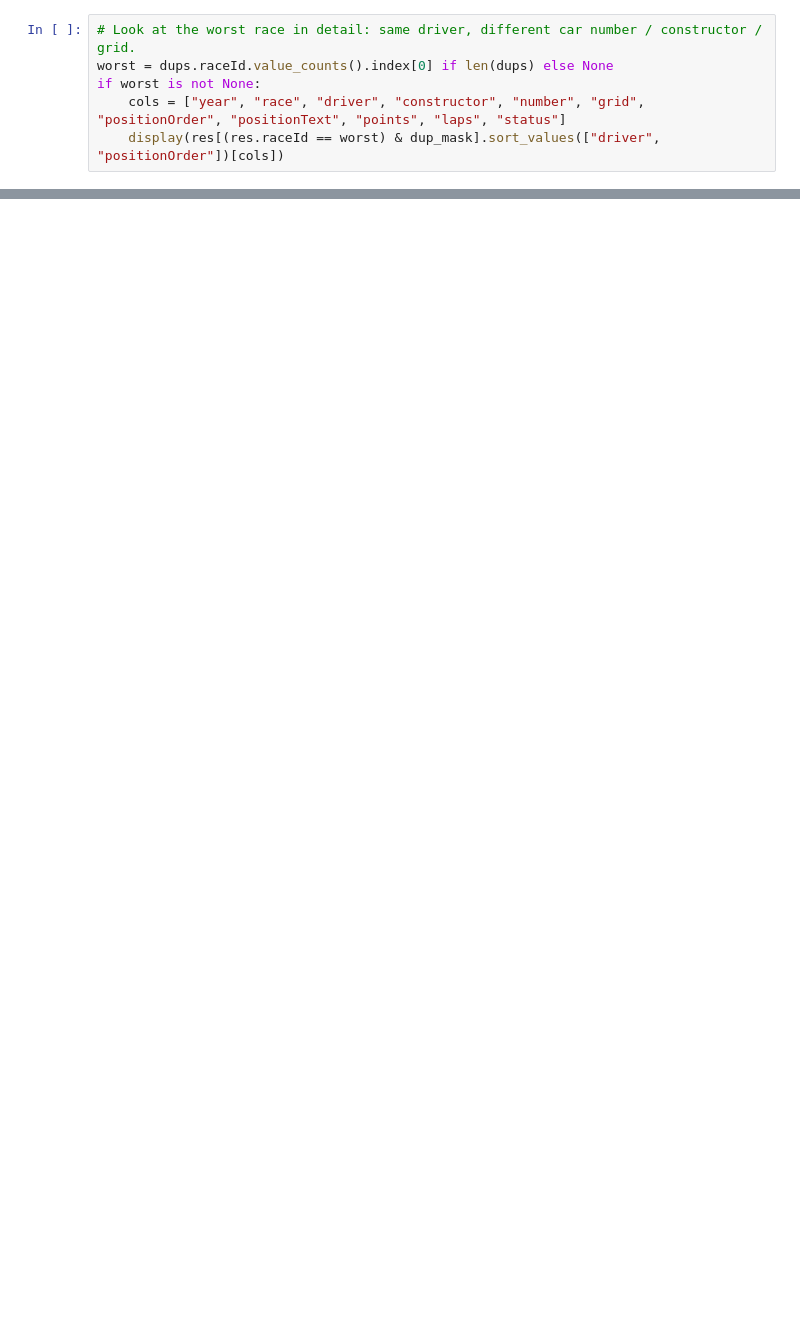
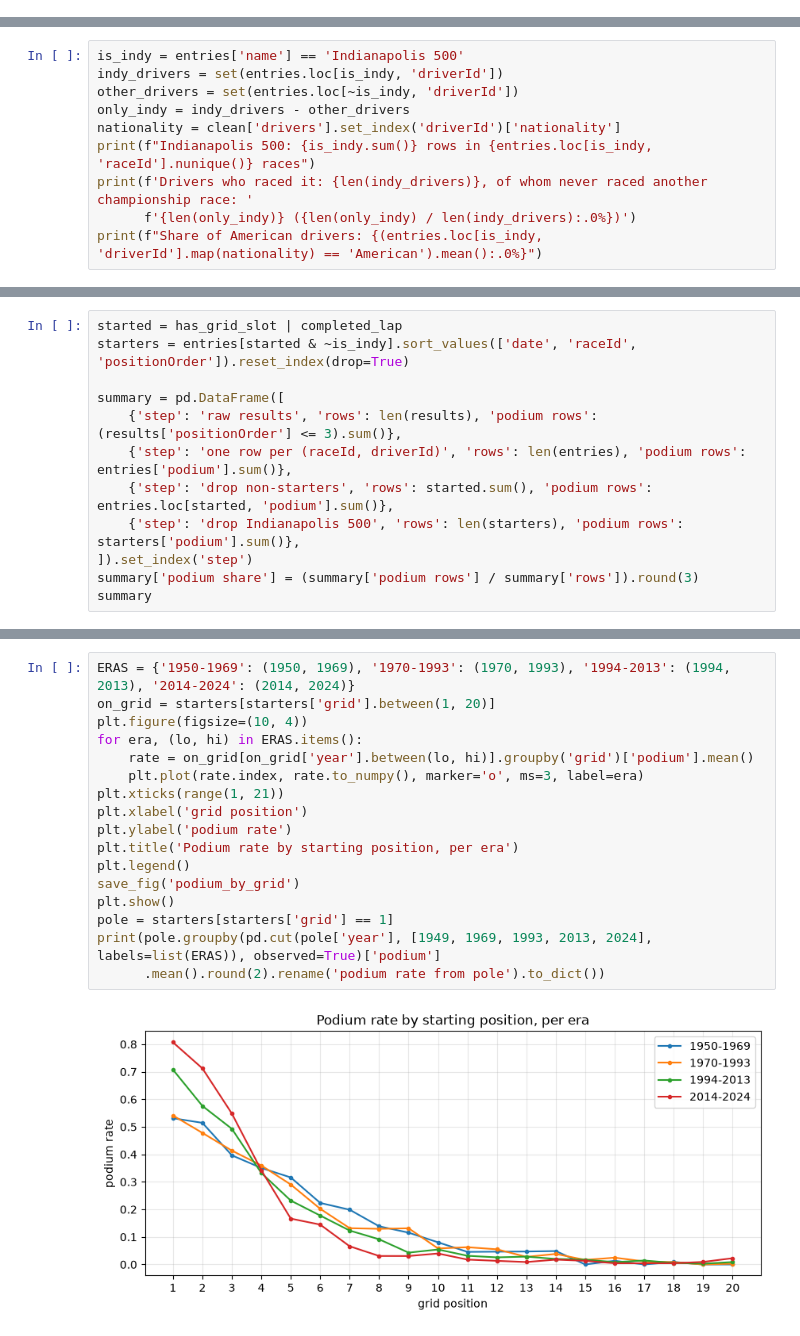
Before and after one commit to HamadaTamer/AI-Tools-Lab-F1-Project, a Jupyter notebook: F1_podium_prediction.ipynb, the cells around one changed output, grey strips where cells are left out. Drawn from its saved outputs; the diff is of its cells as text; blank space fills up the shorter version.

```diff
--- a/F1_podium_prediction.ipynb
+++ b/F1_podium_prediction.ipynb
@@ -571,6 +0,0 @@ No data-entry quirks, and none of these seasons is in the window the model train
-# %%
-# Look at the worst race in detail: same driver, different car number / constructor / grid.
-worst = dups.raceId.value_counts().index[0] if len(dups) else None
-if worst is not None:
-    cols = ["year", "race", "driver", "constructor", "number", "grid", "positionOrder", "positionText", "points", "laps", "status"]
-    display(res[(res.raceId == worst) & dup_mask].sort_values(["driver", "positionOrder"])[cols])
@@ -2613,0 +641,10 @@ Saved: column_timing_audit.csv eda_case_log.csv feature_spec.json modeling_base_
+# %%
+is_indy = entries['name'] == 'Indianapolis 500'
+indy_drivers = set(entries.loc[is_indy, 'driverId'])
+other_drivers = set(entries.loc[~is_indy, 'driverId'])
+only_indy = indy_drivers - other_drivers
+nationality = clean['drivers'].set_index('driverId')['nationality']
+print(f"Indianapolis 500: {is_indy.sum()} rows in {entries.loc[is_indy, 'raceId'].nunique()} races")
+print(f'Drivers who raced it: {len(indy_drivers)}, of whom never raced another championship race: '
+      f'{len(only_indy)} ({len(only_indy) / len(indy_drivers):.0%})')
+print(f"Share of American drivers: {(entries.loc[is_indy, 'driverId'].map(nationality) == 'American').mean():.0%}")
@@ -2613,0 +659,12 @@ Saved: column_timing_audit.csv eda_case_log.csv feature_spec.json modeling_base_
+# %%
+started = has_grid_slot | completed_lap
+starters = entries[started & ~is_indy].sort_values(['date', 'raceId', 'positionOrder']).reset_index(drop=True)
+
+summary = pd.DataFrame([
+    {'step': 'raw results', 'rows': len(results), 'podium rows': (results['positionOrder'] <= 3).sum()},
+    {'step': 'one row per (raceId, driverId)', 'rows': len(entries), 'podium rows': entries['podium'].sum()},
+    {'step': 'drop non-starters', 'rows': started.sum(), 'podium rows': entries.loc[started, 'podium'].sum()},
+    {'step': 'drop Indianapolis 500', 'rows': len(starters), 'podium rows': starters['podium'].sum()},
+]).set_index('step')
+summary['podium share'] = (summary['podium rows'] / summary['rows']).round(3)
+summary
@@ -2613,0 +711,19 @@ Saved: column_timing_audit.csv eda_case_log.csv feature_spec.json modeling_base_
+# %%
+ERAS = {'1950-1969': (1950, 1969), '1970-1993': (1970, 1993), '1994-2013': (1994, 2013), '2014-2024': (2014, 2024)}
+on_grid = starters[starters['grid'].between(1, 20)]
+plt.figure(figsize=(10, 4))
+for era, (lo, hi) in ERAS.items():
+    rate = on_grid[on_grid['year'].between(lo, hi)].groupby('grid')['podium'].mean()
+    plt.plot(rate.index, rate.to_numpy(), marker='o', ms=3, label=era)
+plt.xticks(range(1, 21))
+plt.xlabel('grid position')
+plt.ylabel('podium rate')
+plt.title('Podium rate by starting position, per era')
+plt.legend()
+save_fig('podium_by_grid')
+plt.show()
+pole = starters[starters['grid'] == 1]
+print(pole.groupby(pd.cut(pole['year'], [1949, 1969, 1993, 2013, 2024], labels=list(ERAS)), observed=True)['podium']
+      .mean().round(2).rename('podium rate from pole').to_dict())
+# %% [output]
+[figure, added]
```
Also changed, not shown: parts of 291 cells of this notebook, 1 other file.
